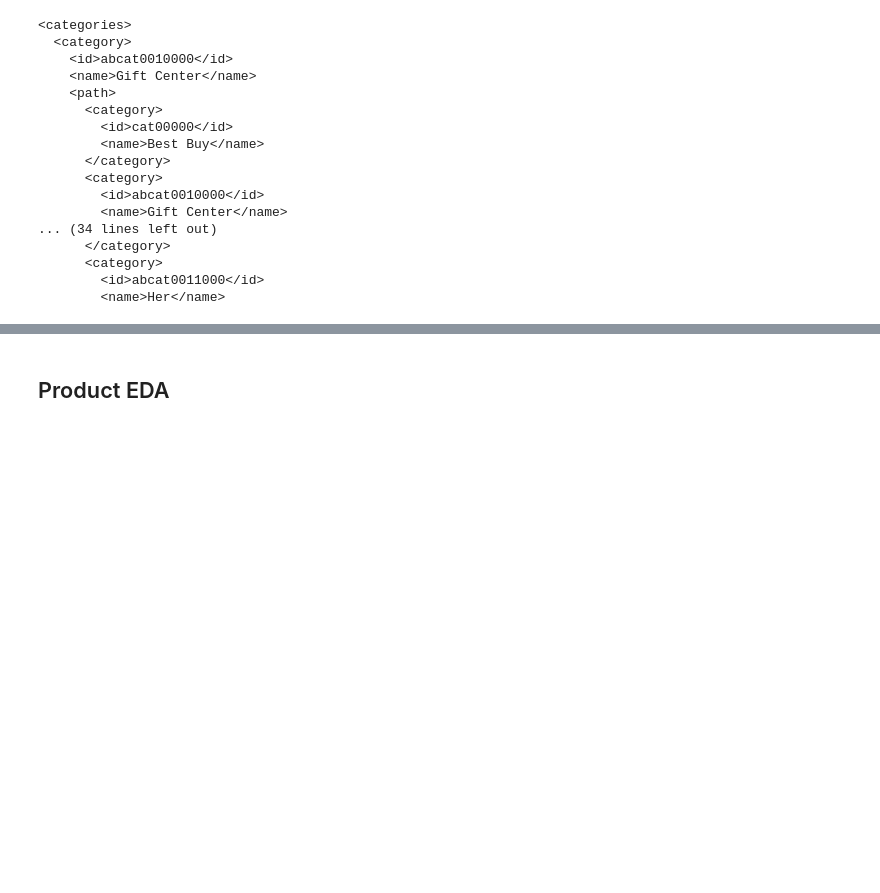
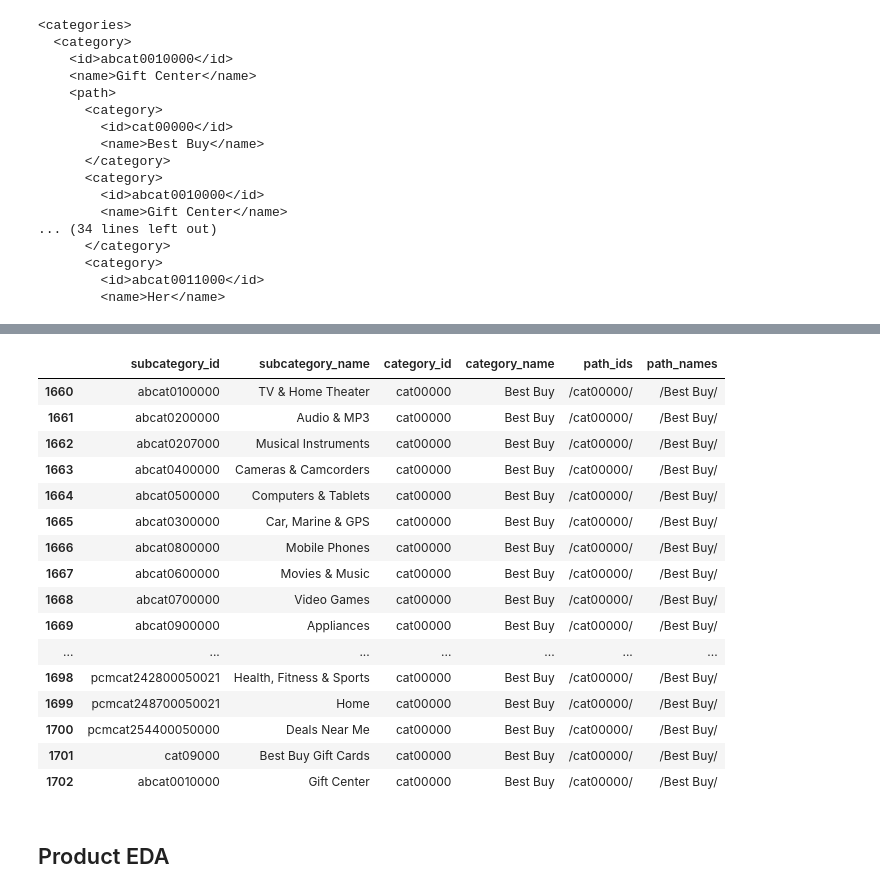
Before and after one commit to anagri/search_with_machine_learning_course, a Jupyter notebook: search_eda.ipynb, the cells around one changed output, grey strips where cells are left out. Cells and saved outputs as stored; diff of their text form; code cells hidden in the pictures; blank space fills up the shorter version.

```diff
--- a/search_eda.ipynb
+++ b/search_eda.ipynb
@@ -161,3 +188,23 @@ sdf
+# %%
+sdf[sdf['category_id'] == 'cat00000']
+# %% [output]
+|  | subcategory_id | subcategory_name | category_id | category_name | path_ids | path_names |
+| 1660 | abcat0100000 | TV & Home Theater | cat00000 | Best Buy | /cat00000/ | /Best Buy/ |
+| 1661 | abcat0200000 | Audio & MP3 | cat00000 | Best Buy | /cat00000/ | /Best Buy/ |
+| 1662 | abcat0207000 | Musical Instruments | cat00000 | Best Buy | /cat00000/ | /Best Buy/ |
+| 1663 | abcat0400000 | Cameras & Camcorders | cat00000 | Best Buy | /cat00000/ | /Best Buy/ |
+| 1664 | abcat0500000 | Computers & Tablets | cat00000 | Best Buy | /cat00000/ | /Best Buy/ |
+| 1665 | abcat0300000 | Car, Marine & GPS | cat00000 | Best Buy | /cat00000/ | /Best Buy/ |
+| 1666 | abcat0800000 | Mobile Phones | cat00000 | Best Buy | /cat00000/ | /Best Buy/ |
+| 1667 | abcat0600000 | Movies & Music | cat00000 | Best Buy | /cat00000/ | /Best Buy/ |
+| 1668 | abcat0700000 | Video Games | cat00000 | Best Buy | /cat00000/ | /Best Buy/ |
+| 1669 | abcat0900000 | Appliances | cat00000 | Best Buy | /cat00000/ | /Best Buy/ |
+| ... | ... | ... | ... | ... | ... | ... |
+| 1698 | pcmcat242800050021 | Health, Fitness & Sports | cat00000 | Best Buy | /cat00000/ | /Best Buy/ |
+| 1699 | pcmcat248700050021 | Home | cat00000 | Best Buy | /cat00000/ | /Best Buy/ |
+| 1700 | pcmcat254400050000 | Deals Near Me | cat00000 | Best Buy | /cat00000/ | /Best Buy/ |
+| 1701 | cat09000 | Best Buy Gift Cards | cat00000 | Best Buy | /cat00000/ | /Best Buy/ |
+| 1702 | abcat0010000 | Gift Center | cat00000 | Best Buy | /cat00000/ | /Best Buy/ |
 # %% [markdown]
 ## Product EDA
 # %%
```
Also changed, not shown: parts of 2 cells of this notebook, 28 other files.
